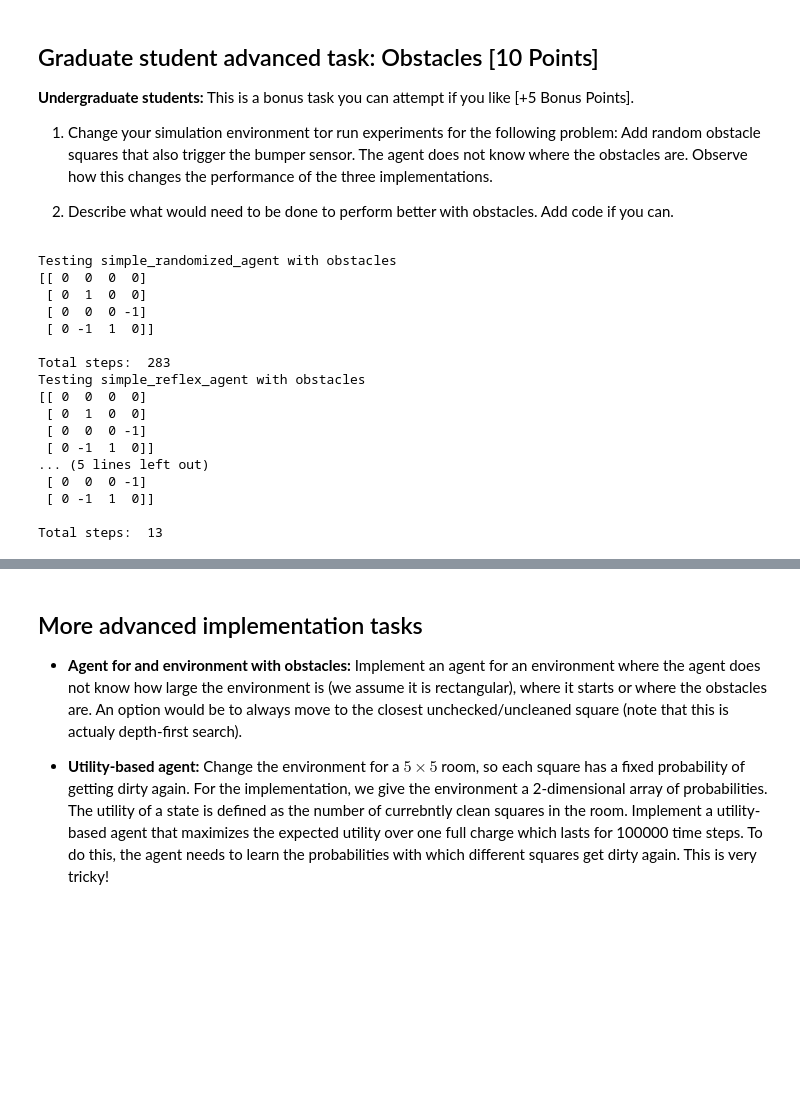
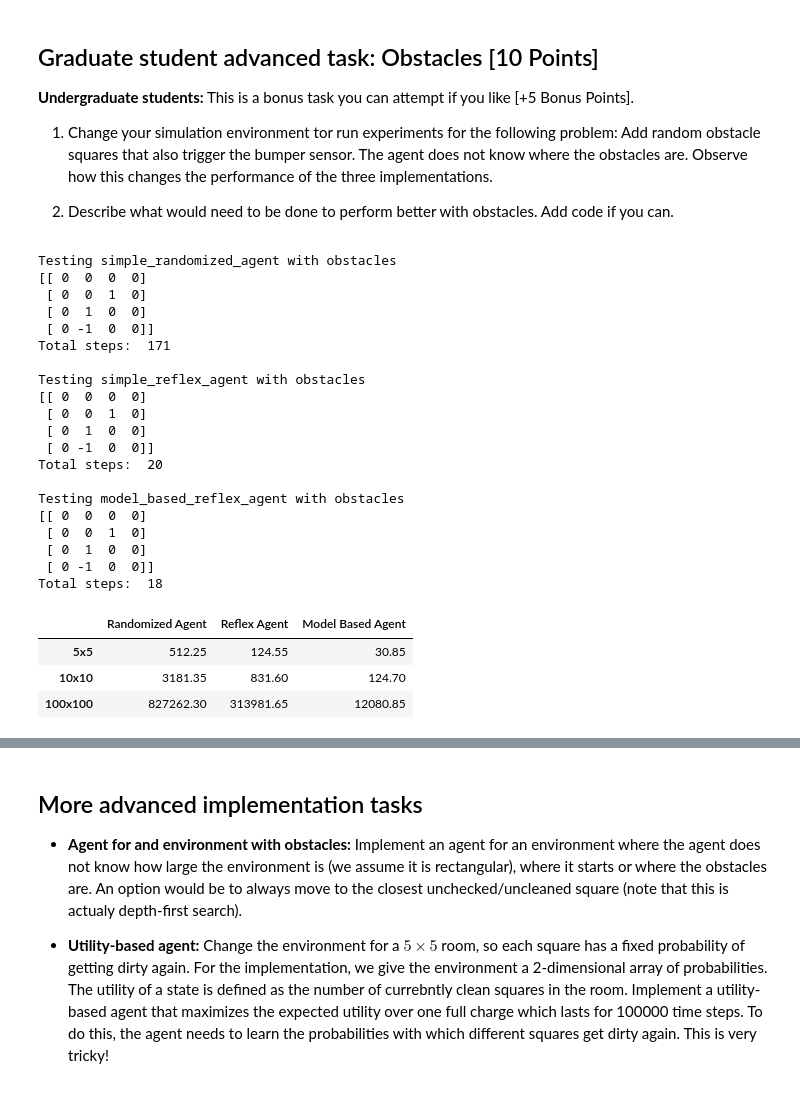
Before and after one commit to leilaniGegg/CS7320-ArtificialIntelligence, a Jupyter notebook: Assignment 2/robot_vacuum.ipynb, the cells around one changed output, grey strips where cells are left out. Saved outputs shown, nothing was run; the diff lists cells and outputs as text; code cells hidden in the pictures; blank space fills up the shorter version.

```diff
--- a/Assignment 2/robot_vacuum.ipynb
+++ b/Assignment 2/robot_vacuum.ipynb
@@ -499,37 +580,40 @@ room_2 = room_1.copy()
 room_3 = room_1.copy()
 
 
-smart_agent.reset()
-print("Testing simple_randomized_agent with obstacles".center(room_size +10, "="))
+print("\nTesting simple_randomized_agent with obstacles")
 print(room_1)
-print('\nTotal steps: ' , new_simulation_environment(simple_randomized_agent, room_1, False))
+print('Total steps: ' , new_simulation_environment(simple_randomized_agent, room_1, False, room_size))
 
-print("Testing simple_reflex_agent with obstacles".center(room_size +10, "="))
+print("\nTesting simple_reflex_agent with obstacles")
 print(room_2)
-print('\nTotal steps: ' , new_simulation_environment(simple_reflex_agent, room_2, False))
+print('Total steps: ' , new_simulation_environment(simple_reflex_agent, room_2, False, room_size))
 
-print("Testing model_based_reflex_agent with obstacles".center(room_size +10, "="))
+print("\nTesting model_based_reflex_agent with obstacles")
 print(room_3)
 smart_agent.reset()
-print('\nTotal steps: ' , new_simulation_environment(smart_agent.search, room_3, False))
+print('Total steps: ' , new_simulation_environment(smart_agent.search, room_3, False, room_size))
+smart_agent.reset()
 # %% [output]
 Testing simple_randomized_agent with obstacles
 [[ 0  0  0  0]
+ [ 0  0  1  0]
  [ 0  1  0  0]
- [ 0  0  0 -1]
- [ 0 -1  1  0]]
+ [ 0 -1  0  0]]
+Total steps:  171
 
-Total steps:  283
 Testing simple_reflex_agent with obstacles
 [[ 0  0  0  0]
+ [ 0  0  1  0]
  [ 0  1  0  0]
- [ 0  0  0 -1]
- [ 0 -1  1  0]]
-... (5 lines left out)
- [ 0  0  0 -1]
- [ 0 -1  1  0]]
+ [ 0 -1  0  0]]
+Total steps:  20
 
-Total steps:  13
+Testing model_based_reflex_agent with obstacles
+[[ 0  0  0  0]
+ [ 0  0  1  0]
+ [ 0  1  0  0]
+ [ 0 -1  0  0]]
+Total steps:  18
 # %%
 #Observing the performance of each agent when obstacles are present. Using smaller number of trials than before
 randomized_agent_steps_5 = []
@@ -542,43 +626,50 @@ randomized_agent_steps_100 = []
 reflex_agent_steps_100 = []
 model_agent_steps_100 = []
 
+smart_agent.reset()
+
 #5x5 room
 room_size = 5
-for trial in range (100):
+for trial in range (20):
     room_1 = np.random.choice([1, 0], size=(room_size, room_size), p=[0.2, 0.8])
     room_2 = room_1.copy()
     room_3 = room_1.copy()
-    randomized_agent_steps_5.append(new_simulation_environment(simple_randomized_agent, room_1, False))
-    reflex_agent_steps_5.append(new_simulation_environment(simple_reflex_agent, room_2, False))
-    model_agent_steps_5.append(new_simulation_environment(smart_agent.search, room_3, False))
+    randomized_agent_steps_5.append(new_simulation_environment(simple_randomized_agent, room_1, False, room_size))
+    reflex_agent_steps_5.append(new_simulation_environment(simple_reflex_agent, room_2, False, room_size))
+    model_agent_steps_5.append(new_simulation_environment(smart_agent.search, room_3, False, room_size))
     smart_agent.reset() #reset the agent for the next trial
 
 #10x10 room
 room_size = 10
-for trial in range (100):
+for trial in range (20):
     room_1 = np.random.choice([1, 0], size=(room_size, room_size), p=[0.2, 0.8])
     room_2 = room_1.copy()
     room_3 = room_1.copy()
-    randomized_agent_steps_10.append(new_simulation_environment(simple_randomized_agent, room_1, False))
-    reflex_agent_steps_10.append(new_simulation_environment(simple_reflex_agent, room_2, False))
-    model_agent_steps_10.append(new_simulation_environment(smart_agent.search, room_3, False))
+    randomized_agent_steps_10.append(new_simulation_environment(simple_randomized_agent, room_1, False, room_size))
+    reflex_agent_steps_10.append(new_simulation_environment(simple_reflex_agent, room_2, False, room_size))
+    model_agent_steps_10.append(new_simulation_environment(smart_agent.search, room_3, False, room_size))
     smart_agent.reset()
 
 #100x100 room
 room_size = 100
-for trial in range (100):
+for trial in range (20):
     room_1 = np.random.choice([1, 0], size=(room_size, room_size), p=[0.2, 0.8])
     room_2 = room_1.copy()
     room_3 = room_1.copy()
-    randomized_agent_steps_100.append(new_simulation_environment(simple_randomized_agent, room_1, False))
-    reflex_agent_steps_100.append(new_simulation_environment(simple_reflex_agent, room_2, False))
-    model_agent_steps_100.append(new_simulation_environment(smart_agent.search, room_3, False))
+    randomized_agent_steps_100.append(new_simulation_environment(simple_randomized_agent, room_1, False, room_size))
+    reflex_agent_steps_100.append(new_simulation_environment(simple_reflex_agent, room_2, False, room_size))
+    model_agent_steps_100.append(new_simulation_environment(smart_agent.search, room_3, False, room_size))
     smart_agent.reset()
 # %%
 #make a table of the results, with columns for each agent, and rows for each room size
 
 table = pd.DataFrame(columns = ["Randomized Agent", "Reflex Agent", "Model Based Agent"], index = ["5x5", "10x10", "100x100"])
 table["Randomized Agent"] = [np.mean(randomized_agent_steps_5), np.mean(randomized_agent_steps_10), np.mean(randomized_agent_steps_100)]
 table["Reflex Agent"] = [np.mean(reflex_agent_steps_5), np.mean(reflex_agent_steps_10), np.mean(reflex_agent_steps_100)]
 table["Model Based Agent"] = [np.mean(model_agent_steps_5), np.mean(model_agent_steps_10), np.mean(model_agent_steps_100)]
-print(table)
+table
+# %% [output]
+|  | Randomized Agent | Reflex Agent | Model Based Agent |
+| 5x5 | 512.25 | 124.55 | 30.85 |
+| 10x10 | 3181.35 | 831.60 | 124.70 |
+| 100x100 | 827262.30 | 313981.65 | 12080.85 |
```
Also changed, not shown: parts of 16 cells of this notebook.
